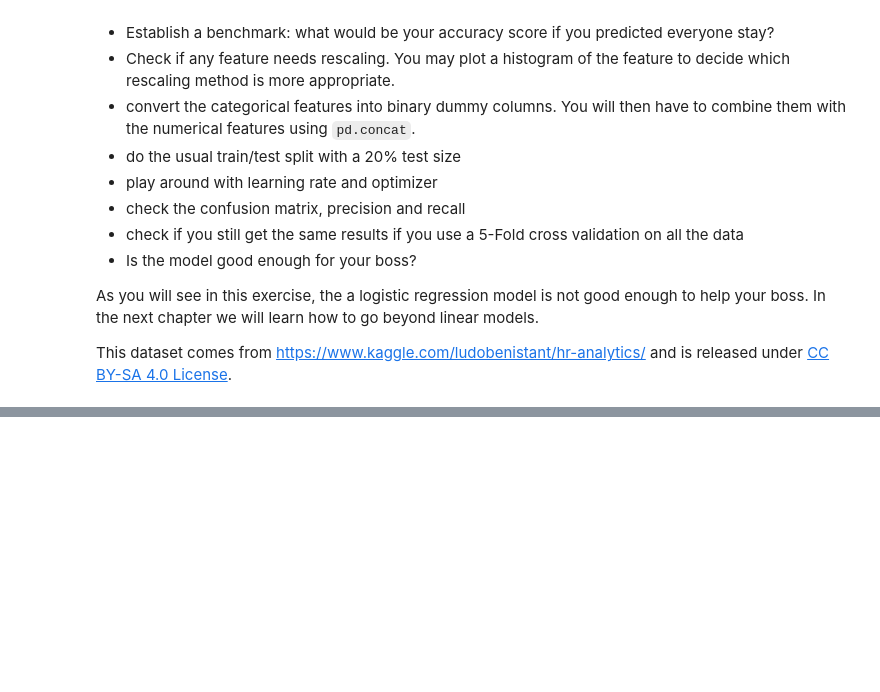
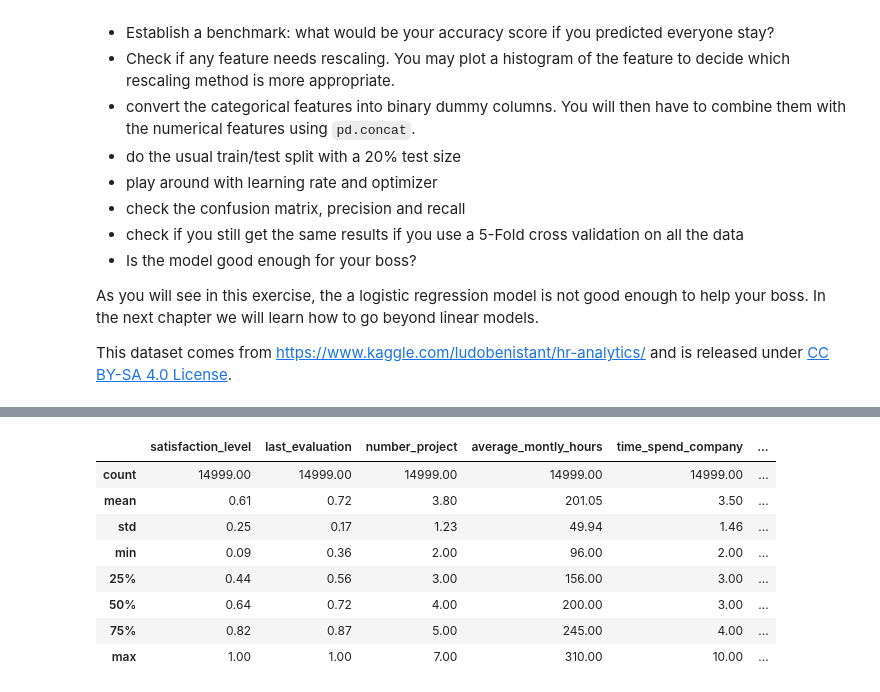
Before and after one commit to yagotome/zero_to_deep_learning_video, a Jupyter notebook: course/3 Machine Learning.ipynb, the cells around one changed output, grey strips where cells are left out. Saved outputs shown, nothing was run; the diff lists cells and outputs as text; code cells hidden in the pictures; blank space fills up the shorter version.

```diff
--- a/course/3 Machine Learning.ipynb
+++ b/course/3 Machine Learning.ipynb
@@ -835,0 +867,12 @@ This dataset comes from https://www.kaggle.com/ludobenistant/hr-analytics/ and i
+# %%
+df.describe().round(2)
+# %% [output]
+|  | satisfaction_level | last_evaluation | number_project | average_montly_hours | time_spend_company | ... |
+| count | 14999.00 | 14999.00 | 14999.00 | 14999.00 | 14999.00 | ... |
+| mean | 0.61 | 0.72 | 3.80 | 201.05 | 3.50 | ... |
+| std | 0.25 | 0.17 | 1.23 | 49.94 | 1.46 | ... |
+| min | 0.09 | 0.36 | 2.00 | 96.00 | 2.00 | ... |
+| 25% | 0.44 | 0.56 | 3.00 | 156.00 | 3.00 | ... |
+| 50% | 0.64 | 0.72 | 4.00 | 200.00 | 3.00 | ... |
+| 75% | 0.82 | 0.87 | 5.00 | 245.00 | 4.00 | ... |
+| max | 1.00 | 1.00 | 7.00 | 310.00 | 10.00 | ... |
```
Also changed, not shown: parts of 29 cells of this notebook.
